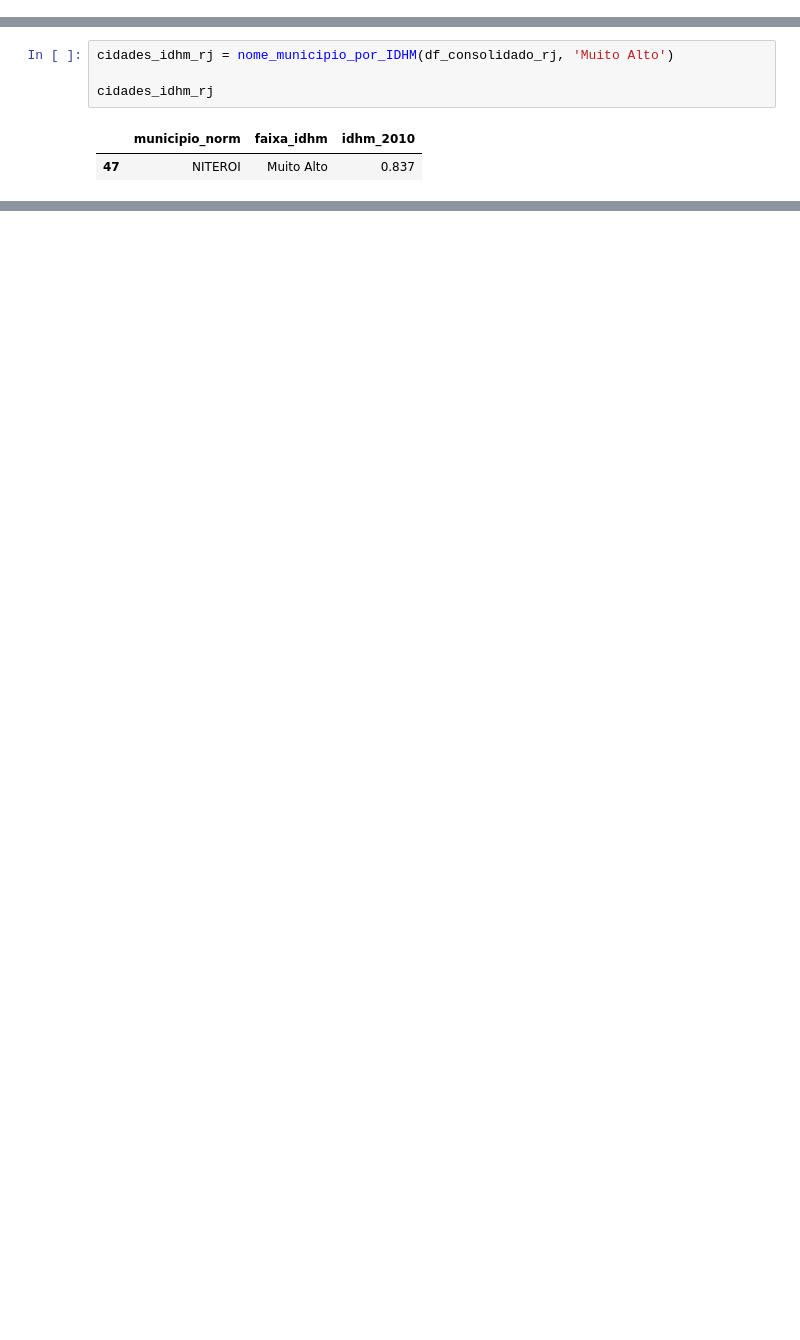
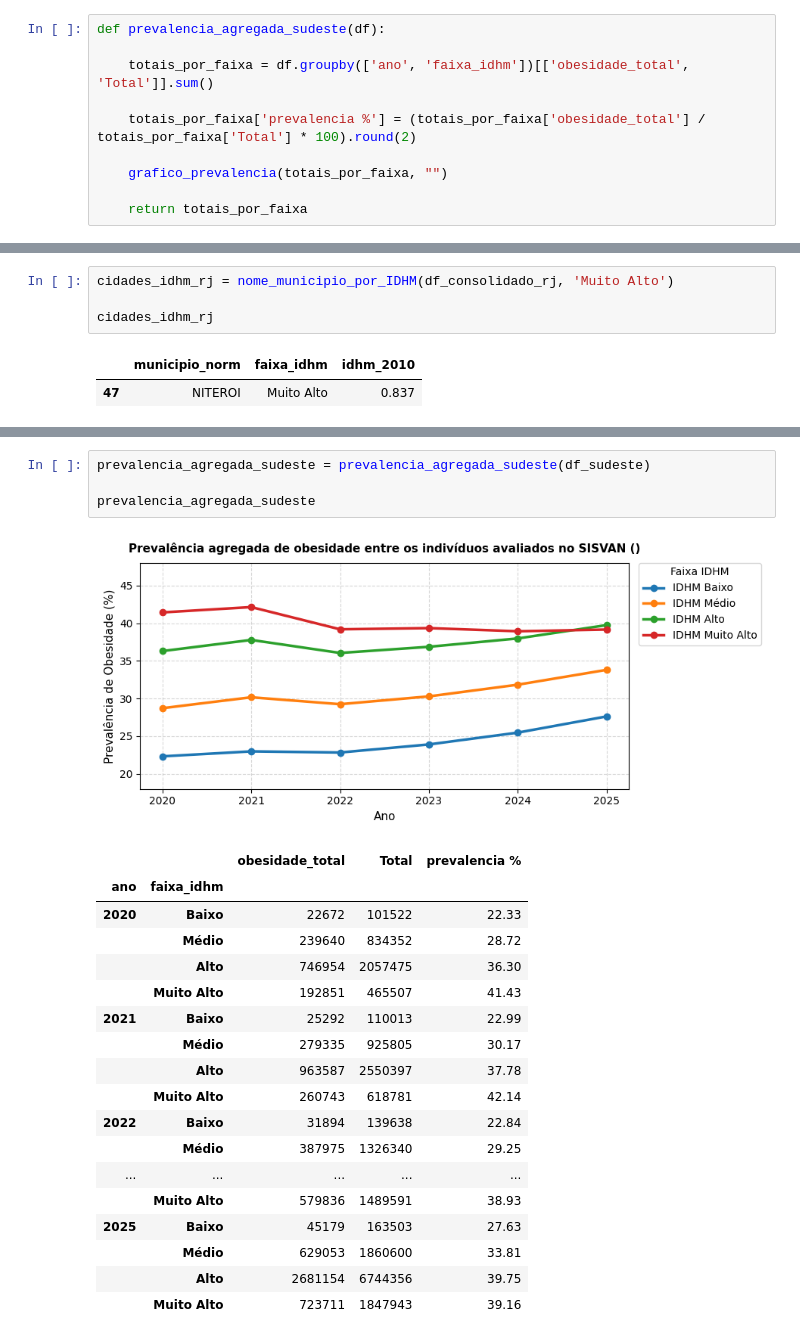
Before and after one commit to CrisEngComp/analise_obesidade_sudeste_brasileiro, a Jupyter notebook: analise_obesidade_funcoes.ipynb, the cells around one changed output, grey strips where cells are left out. Cells and saved outputs as stored; diff of their text form; blank space fills up the shorter version.

```diff
--- a/analise_obesidade_funcoes.ipynb
+++ b/analise_obesidade_funcoes.ipynb
@@ -325,5 +312,15 @@ def prevalencia_agregada(df):
 
     return totais_por_faixa
+# %%
+def prevalencia_agregada_sudeste(df):
+
+    totais_por_faixa = df.groupby(['ano', 'faixa_idhm'])[['obesidade_total', 'Total']].sum()
+
+    totais_por_faixa['prevalencia %'] = (totais_por_faixa['obesidade_total'] / totais_por_faixa['Total'] * 100).round(2)
+
+    grafico_prevalencia(totais_por_faixa, "")
+
+    return totais_por_faixa
 # %% [markdown]
 ### Função para listar os nomes dos municípios em cada uma das faixas de IDHM
 # %%
@@ -1073,0 +1583,24 @@ cidades_idhm_rj
+# %%
+prevalencia_agregada_sudeste = prevalencia_agregada_sudeste(df_sudeste)
+
+prevalencia_agregada_sudeste
+# %% [output]
+[figure, added]
+|  |  | obesidade_total | Total | prevalencia % |
+| ano | faixa_idhm |  |  |  |
+| 2020 | Baixo | 22672 | 101522 | 22.33 |
+|  | Médio | 239640 | 834352 | 28.72 |
+|  | Alto | 746954 | 2057475 | 36.30 |
+|  | Muito Alto | 192851 | 465507 | 41.43 |
+| 2021 | Baixo | 25292 | 110013 | 22.99 |
+|  | Médio | 279335 | 925805 | 30.17 |
+|  | Alto | 963587 | 2550397 | 37.78 |
+|  | Muito Alto | 260743 | 618781 | 42.14 |
+| 2022 | Baixo | 31894 | 139638 | 22.84 |
+|  | Médio | 387975 | 1326340 | 29.25 |
+| ... | ... | ... | ... | ... |
+|  | Muito Alto | 579836 | 1489591 | 38.93 |
+| 2025 | Baixo | 45179 | 163503 | 27.63 |
+|  | Médio | 629053 | 1860600 | 33.81 |
+|  | Alto | 2681154 | 6744356 | 39.75 |
+|  | Muito Alto | 723711 | 1847943 | 39.16 |
```
Also changed, not shown: parts of 90 cells of this notebook.
